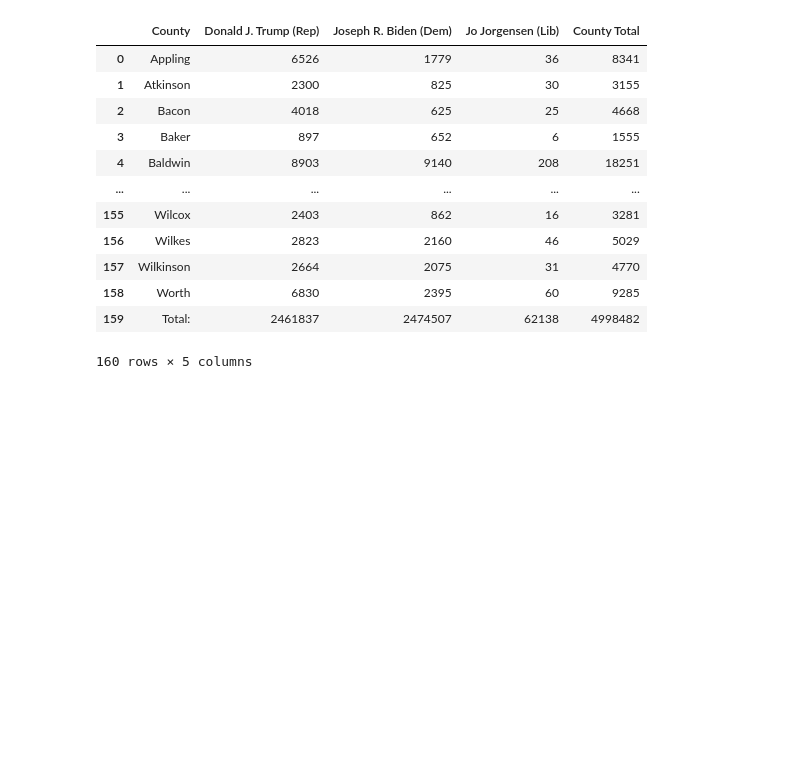
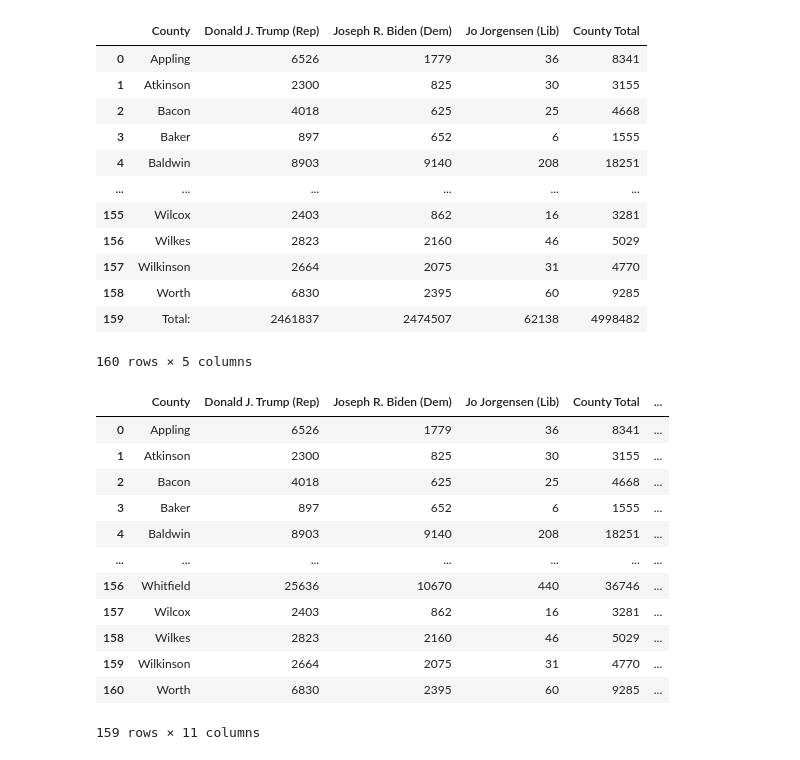
Before and after one commit to mklein1997/etlproject, a Jupyter notebook: ETLProject.ipynb, the cells around one changed output. Drawn from its saved outputs; the diff is of its cells as text; code cells hidden in the pictures; blank space fills up the shorter version.

Commit message:
Clean Finished
Data merged and cleaned.

```diff
--- a/ETLProject.ipynb
+++ b/ETLProject.ipynb
@@ -67,4 +68,20 @@ finalelectiondf
 | 159 | Total: | 2461837 | 2474507 | 62138 | 4998482 |
 160 rows × 5 columns
 # %%
-fulldata = pd.merge()
+fulldata = pd.merge(finalelectiondf, coviddf, on='County', left_index=True)
+# %%
+fulldata
+# %% [output]
+|  | County | Donald J. Trump (Rep) | Joseph R. Biden (Dem) | Jo Jorgensen (Lib) | County Total | ... |
+| 0 | Appling | 6526 | 1779 | 36 | 8341 | ... |
+| 1 | Atkinson | 2300 | 825 | 30 | 3155 | ... |
+| 2 | Bacon | 4018 | 625 | 25 | 4668 | ... |
+| 3 | Baker | 897 | 652 | 6 | 1555 | ... |
+| 4 | Baldwin | 8903 | 9140 | 208 | 18251 | ... |
+| ... | ... | ... | ... | ... | ... | ... |
+| 156 | Whitfield | 25636 | 10670 | 440 | 36746 | ... |
+| 157 | Wilcox | 2403 | 862 | 16 | 3281 | ... |
+| 158 | Wilkes | 2823 | 2160 | 46 | 5029 | ... |
+| 159 | Wilkinson | 2664 | 2075 | 31 | 4770 | ... |
+| 160 | Worth | 6830 | 2395 | 60 | 9285 | ... |
+159 rows × 11 columns
```
Also changed, not shown: parts of 5 cells of this notebook.
